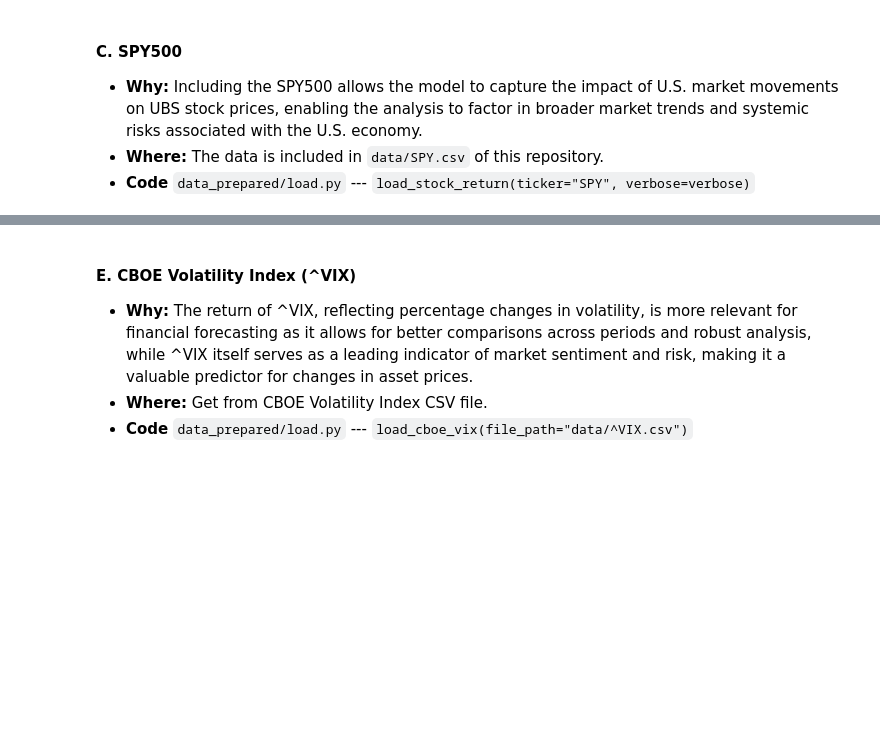
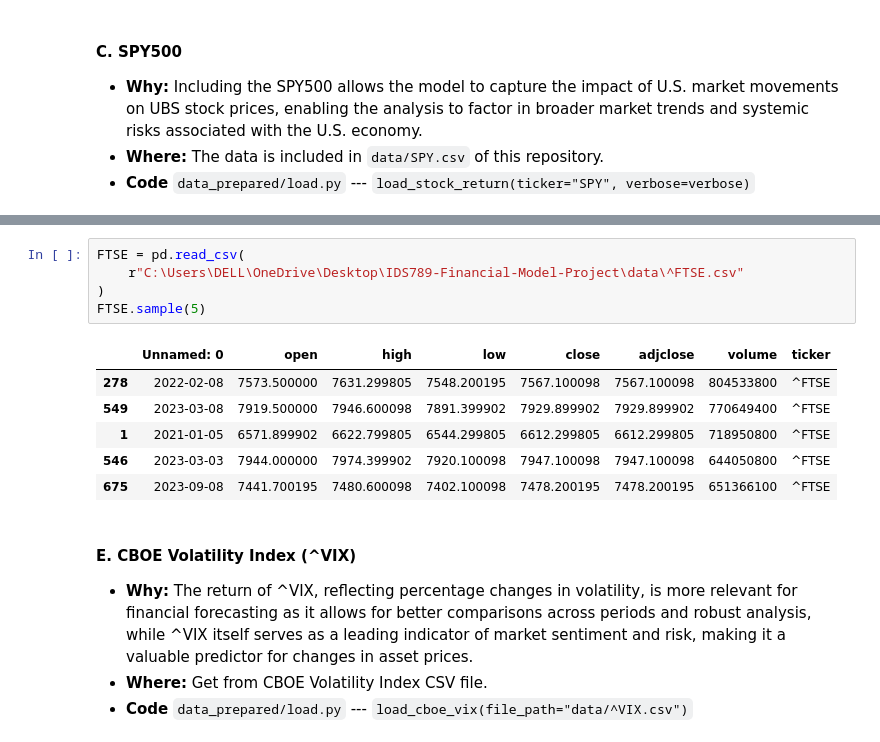
Before and after one commit to CynthiaShiyue/IDS789-Financial-Model-Project, a Jupyter notebook: final_report.ipynb, the cells around one changed output, grey strips where cells are left out. Drawn from its saved outputs; the diff is of its cells as text; blank space fills up the shorter version.

Commit message:
FTSE explanation

```diff
--- a/final_report.ipynb
+++ b/final_report.ipynb
@@ -87,3 +86,15 @@ SPY.sample(5)
+# %%
+FTSE = pd.read_csv(
+    r"C:\Users\DELL\OneDrive\Desktop\IDS789-Financial-Model-Project\data\^FTSE.csv"
+)
+FTSE.sample(5)
+# %% [output]
+|  | Unnamed: 0 | open | high | low | close | adjclose | volume | ticker |
+| 278 | 2022-02-08 | 7573.500000 | 7631.299805 | 7548.200195 | 7567.100098 | 7567.100098 | 804533800 | ^FTSE |
+| 549 | 2023-03-08 | 7919.500000 | 7946.600098 | 7891.399902 | 7929.899902 | 7929.899902 | 770649400 | ^FTSE |
+| 1 | 2021-01-05 | 6571.899902 | 6622.799805 | 6544.299805 | 6612.299805 | 6612.299805 | 718950800 | ^FTSE |
+| 546 | 2023-03-03 | 7944.000000 | 7974.399902 | 7920.100098 | 7947.100098 | 7947.100098 | 644050800 | ^FTSE |
+| 675 | 2023-09-08 | 7441.700195 | 7480.600098 | 7402.100098 | 7478.200195 | 7478.200195 | 651366100 | ^FTSE |
 # %% [markdown]
 #### E. CBOE Volatility Index (^VIX)
 * **Why:**  The return of ^VIX, reflecting percentage changes in volatility, is more relevant for financial forecasting as it allows for better comparisons across periods and robust analysis, while ^VIX itself serves as a leading indicator of market sentiment and risk, making it a valuable predictor for changes in asset prices.
```
Also changed, not shown: parts of 3 cells of this notebook.
